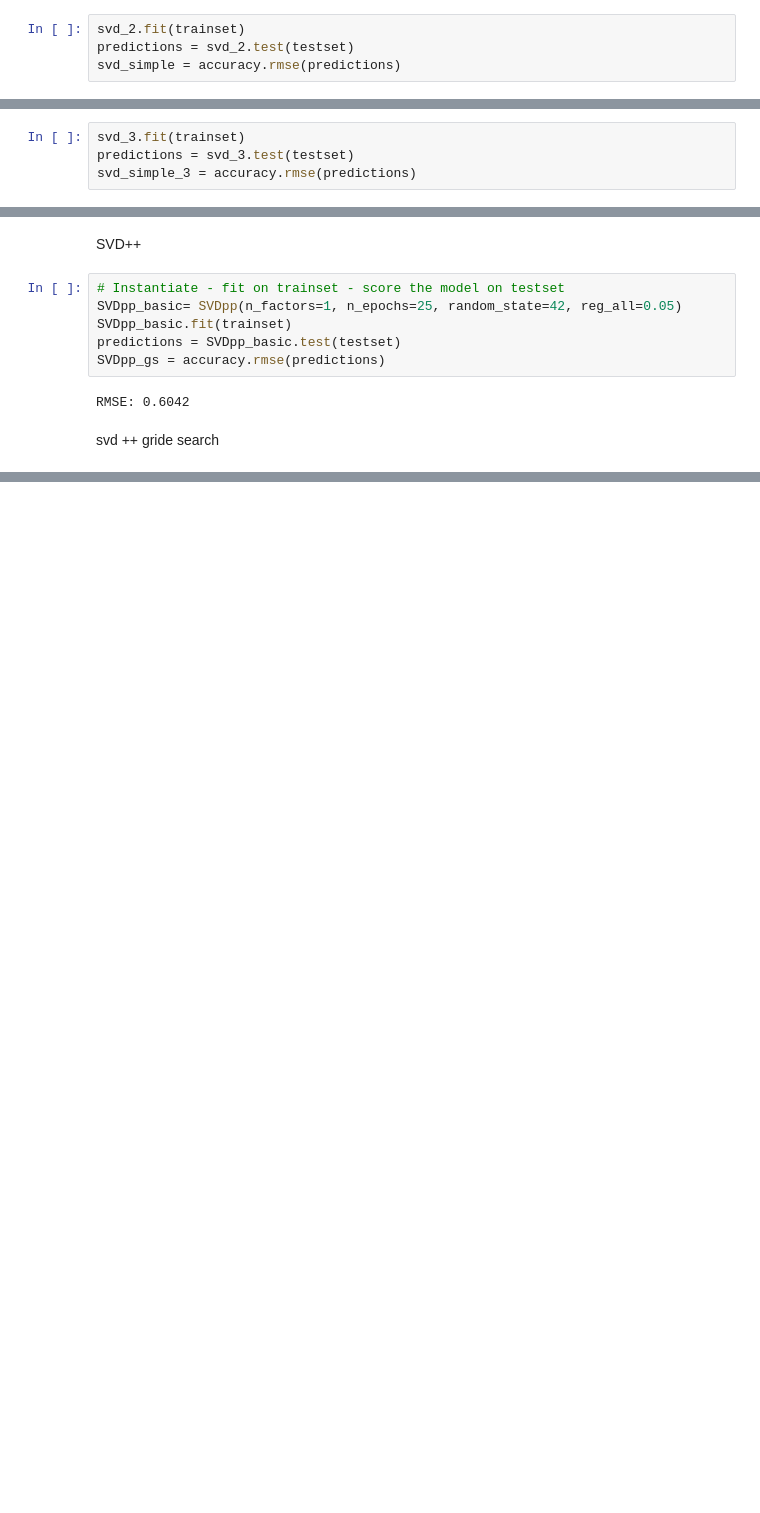
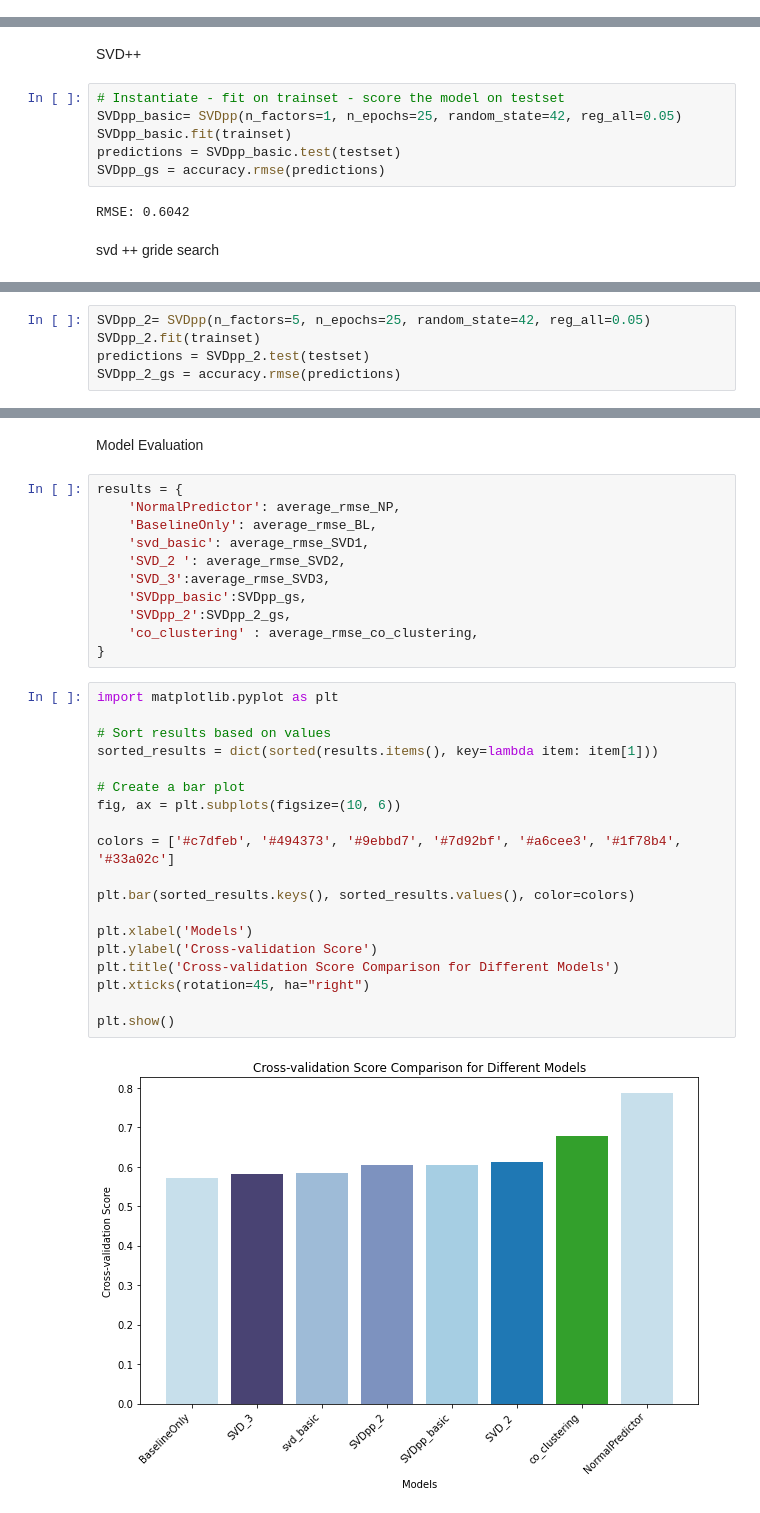
Before and after one commit to RigatN/Amazon_Digital_Music_Recommendation_System, a Jupyter notebook: Recommendation_system.ipynb, the cells around one changed output, grey strips where cells are left out. Saved outputs shown, nothing was run; the diff lists cells and outputs as text; blank space fills up the shorter version.

```diff
--- a/Recommendation_system.ipynb
+++ b/Recommendation_system.ipynb
@@ -263,4 +242,0 @@ Average RMSE using NormalPredictor: 0.6127534895318506
-# %%
-svd_2.fit(trainset)
-predictions = svd_2.test(testset)
-svd_simple = accuracy.rmse(predictions)
@@ -307,4 +278,0 @@ Average RMSE using svd_3 after gride search: 0.5820953708485335
-# %%
-svd_3.fit(trainset)
-predictions = svd_3.test(testset)
-svd_simple_3 = accuracy.rmse(predictions)
@@ -365,0 +338,5 @@ TypeError: object of type 'NoneType' has no len()
+# %%
+SVDpp_2= SVDpp(n_factors=5, n_epochs=25, random_state=42, reg_all=0.05)
+SVDpp_2.fit(trainset)
+predictions = SVDpp_2.test(testset)
+SVDpp_2_gs = accuracy.rmse(predictions)
@@ -365,0 +374,34 @@ TypeError: object of type 'NoneType' has no len()
+# %% [markdown]
+Model Evaluation
+# %%
+results = {
+    'NormalPredictor': average_rmse_NP,
+    'BaselineOnly': average_rmse_BL,
+    'svd_basic': average_rmse_SVD1,
+    'SVD_2 ': average_rmse_SVD2,
+    'SVD_3':average_rmse_SVD3,
+    'SVDpp_basic':SVDpp_gs,
+    'SVDpp_2':SVDpp_2_gs,
+    'co_clustering' : average_rmse_co_clustering,
+}
+# %%
+import matplotlib.pyplot as plt
+
+# Sort results based on values
+sorted_results = dict(sorted(results.items(), key=lambda item: item[1]))
+
+# Create a bar plot
+fig, ax = plt.subplots(figsize=(10, 6))
+
+colors = ['#c7dfeb', '#494373', '#9ebbd7', '#7d92bf', '#a6cee3', '#1f78b4', '#33a02c']
+
+plt.bar(sorted_results.keys(), sorted_results.values(), color=colors)
+
+plt.xlabel('Models')
+plt.ylabel('Cross-validation Score')
+plt.title('Cross-validation Score Comparison for Different Models')
+plt.xticks(rotation=45, ha="right")
+
+plt.show()
+# %% [output]
+[figure, added]
```
Also changed, not shown: parts of 28 cells of this notebook, 2 other files.
